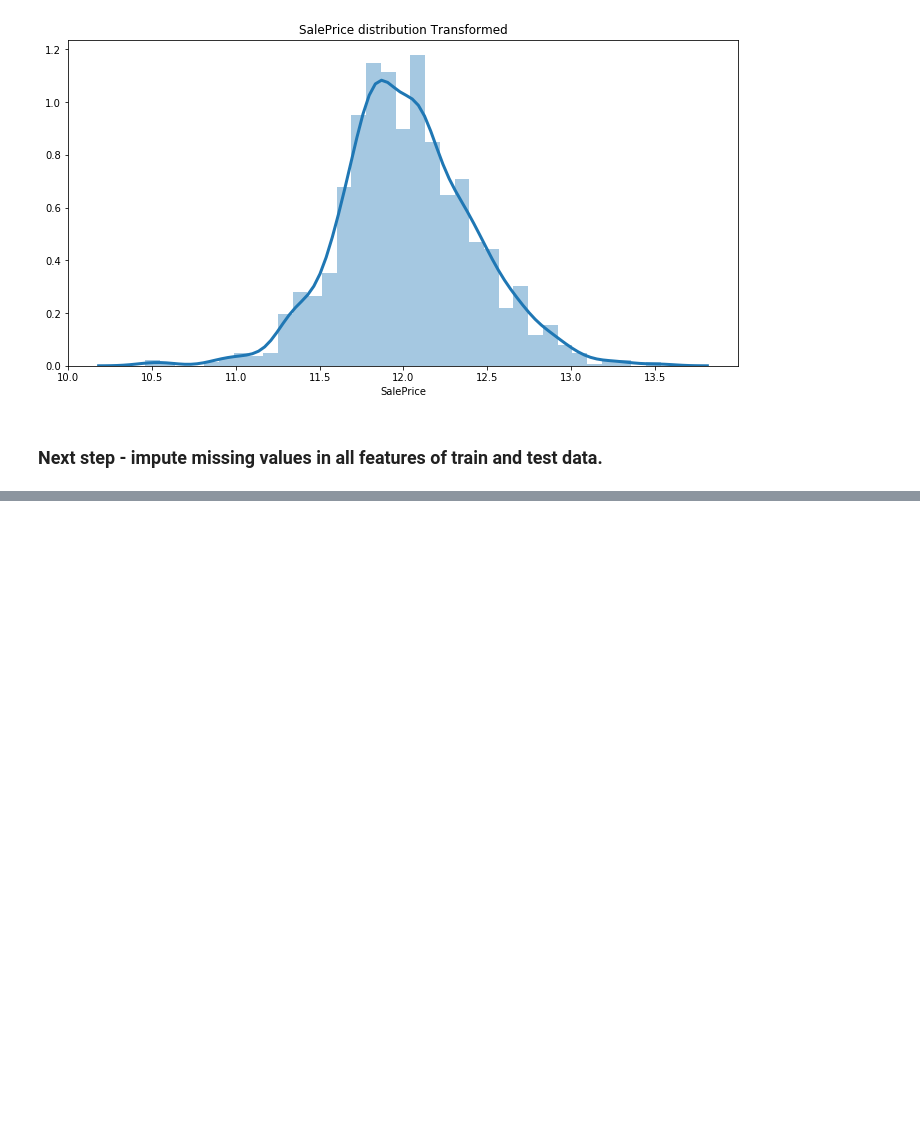
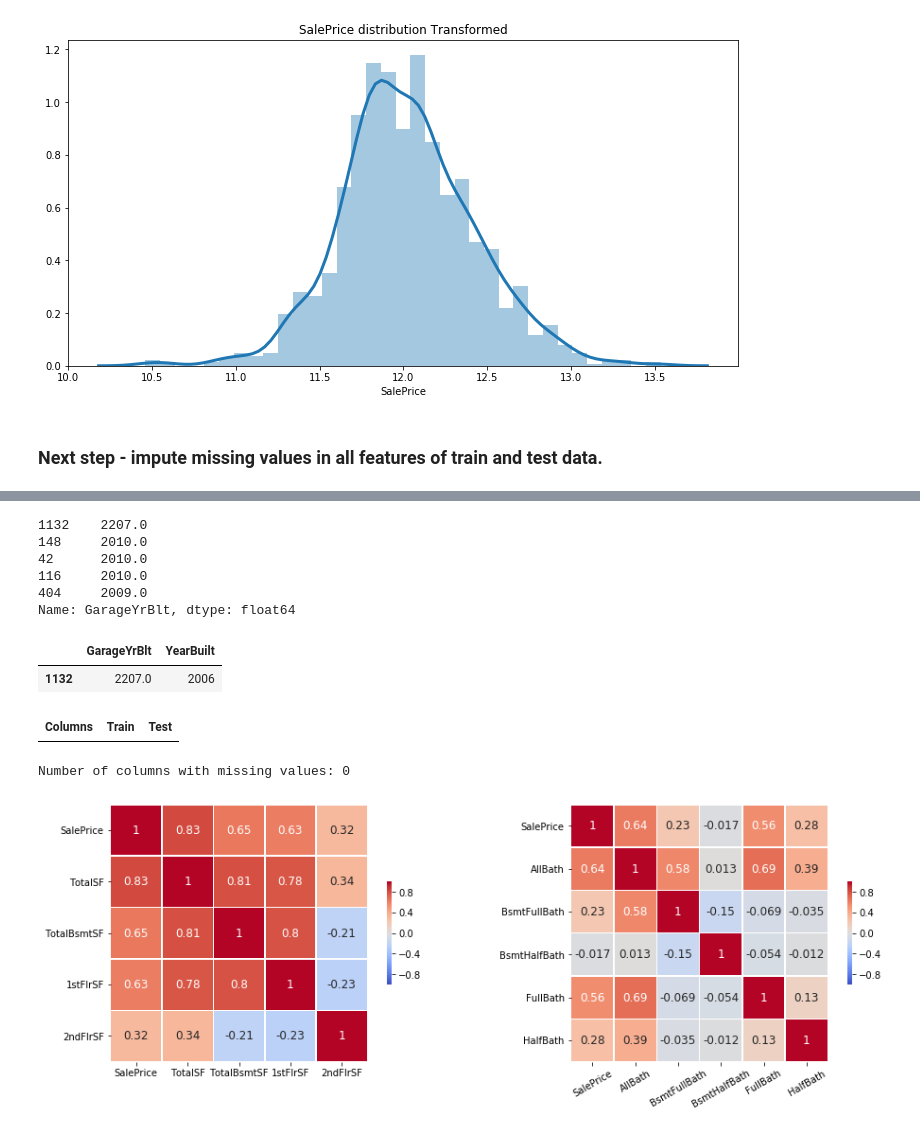
Before and after one commit to NadineIsaeva/study-ds, a Jupyter notebook: Kaggle/Boston Houses/House Prices, July.ipynb, the cells around one changed output, grey strips where cells are left out. Saved outputs shown, nothing was run; the diff lists cells and outputs as text; code cells hidden in the pictures; blank space fills up the shorter version.

```diff
--- a/Kaggle/Boston Houses/House Prices, July.ipynb
+++ b/Kaggle/Boston Houses/House Prices, July.ipynb
@@ -819,0 +982,39 @@ Text(0.5, 1.0, 'SalePrice distribution Transformed')
+# %%
+# Strange house in test data found with GarageYrBt > current year
+
+test_data['GarageYrBlt'].sort_values(ascending=False).head()
+# %% [output]
+1132    2207.0
+148     2010.0
+42      2010.0
+116     2010.0
+404     2009.0
+Name: GarageYrBlt, dtype: float64
+# %%
+# Fix GarageYrBt > current year situation by making it equal to YearBuilt of the house
+
+display(test_data[test_data['GarageYrBlt'] > 2010][['GarageYrBlt', 'YearBuilt']])
+test_data.loc[test_data['GarageYrBlt'] > 2010, 'GarageYrBlt'] = 2006
+# %% [output]
+|  | GarageYrBlt | YearBuilt |
+| 1132 | 2207.0 | 2006 |
+# %%
+# Check for missing values again
+
+missing_values_df = pd.concat([data.isnull().sum(), test_data.isnull().sum()],
+                              axis=1, sort=False,
+                              keys=['Train', 'Test'],
+                              names=['Columns'])
+missing_values_df = missing_values_df[(missing_values_df['Train'] > 0) | (missing_values_df['Test'] > 0)]
+display(missing_values_df)
+print('Number of columns with missing values: {}'.format(missing_values_df.shape[0]))
+# %% [output]
+| Columns | Train | Test |
+Number of columns with missing values: 0
+# %%
+# Remove found ouliers from train data
+
+data.drop(data[data['GrLivArea'] > 4500].index, inplace=True)
+
+#data.drop(data[data['LotArea'] > 100000].index, inplace=True)
+#data.drop(data[data['LotFrontage'] > 300].index, inplace=True)
@@ -819,0 +1054,40 @@ Text(0.5, 1.0, 'SalePrice distribution Transformed')
+# %%
+# Look at new features and their impact on target
+
+fig, [ax1, ax2] = plt.subplots(1, 2, figsize=(16,5))
+
+SF_matrix = data[['SalePrice', 'TotalSF', 'TotalBsmtSF', '1stFlrSF', '2ndFlrSF']]
+SF_heatmap = sns.heatmap(SF_matrix.corr(),
+                     square=True,
+                     linewidths = .5,
+                     cmap = 'coolwarm',
+                     cbar_kws = {'shrink': .4},
+                     vmin = -1,
+                     vmax = 1,
+                     annot = True,
+                     annot_kws = {'size': 12},
+                     ax=ax1)
+ax1.set_yticklabels(SF_matrix.columns, rotation = 0)
+ax1.set_xticklabels(SF_matrix.columns)
+
+bath_matrix = data[['SalePrice', 'AllBath', 'BsmtFullBath', 'BsmtHalfBath', 'FullBath', 'HalfBath']]
+bath_heatmap = sns.heatmap(bath_matrix.corr(),
+                     square=True,
+                     linewidths = .5,
+                     cmap = 'coolwarm',
+                     cbar_kws = {'shrink': .4},
+                     vmin = -1,
+                     vmax = 1,
+                     annot = True,
+                     annot_kws = {'size': 12},
+                     ax=ax2)
+ax2.set_yticklabels(bath_matrix.columns, rotation = 0)
+ax2.set_xticklabels(bath_matrix.columns, rotation = 30)
+sns.set_style({'xtick.bottom': True}, {'ytick.left': True})
+
+# TotalSF is useful predictor
+# 2ndFlrSF may be dropped (and 1stFlrSF)
+
+# AllBath is useful predictor
+# %% [output]
+[figure, added]
```
Also changed, not shown: parts of 38 cells of this notebook.
